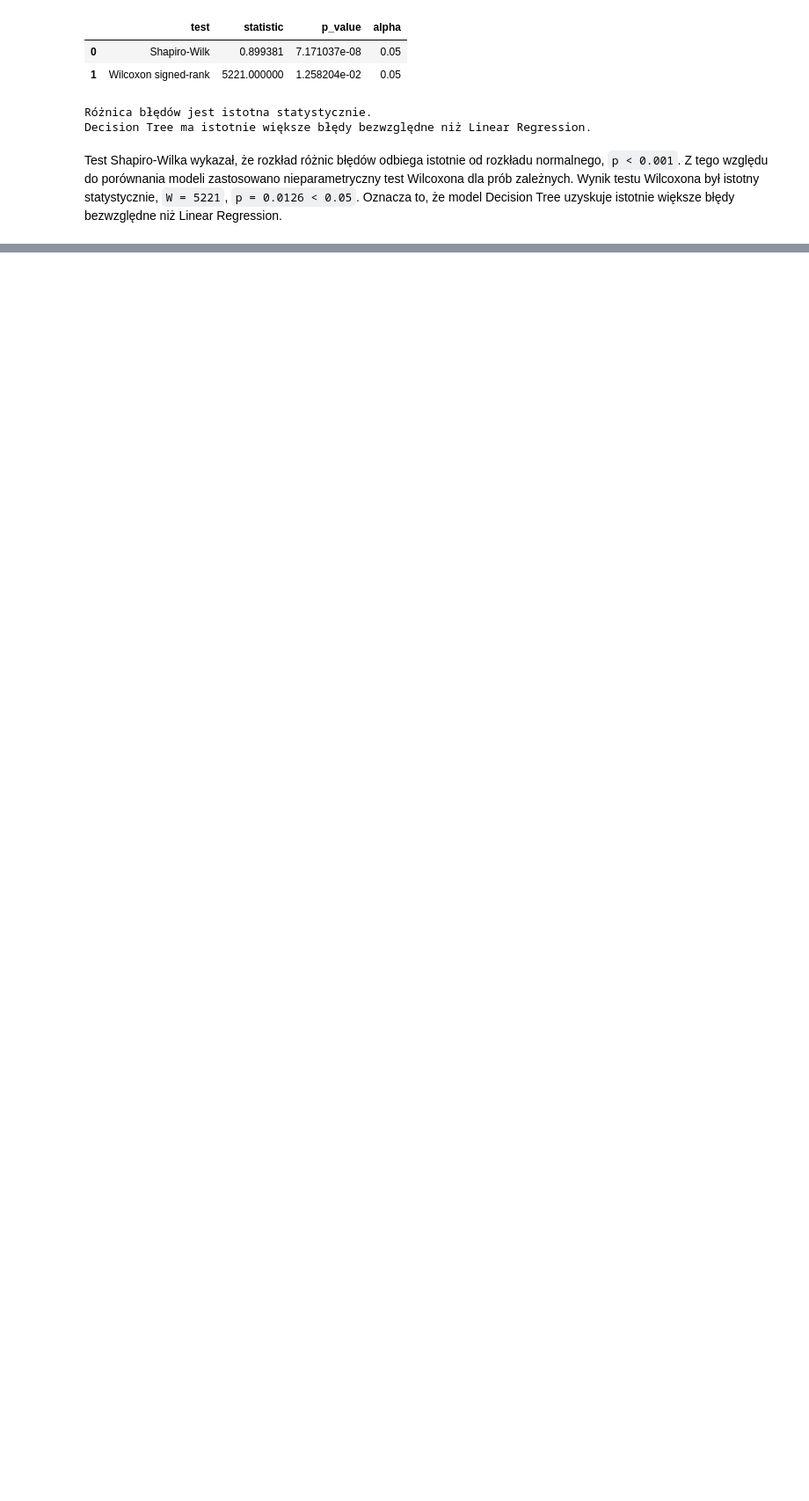
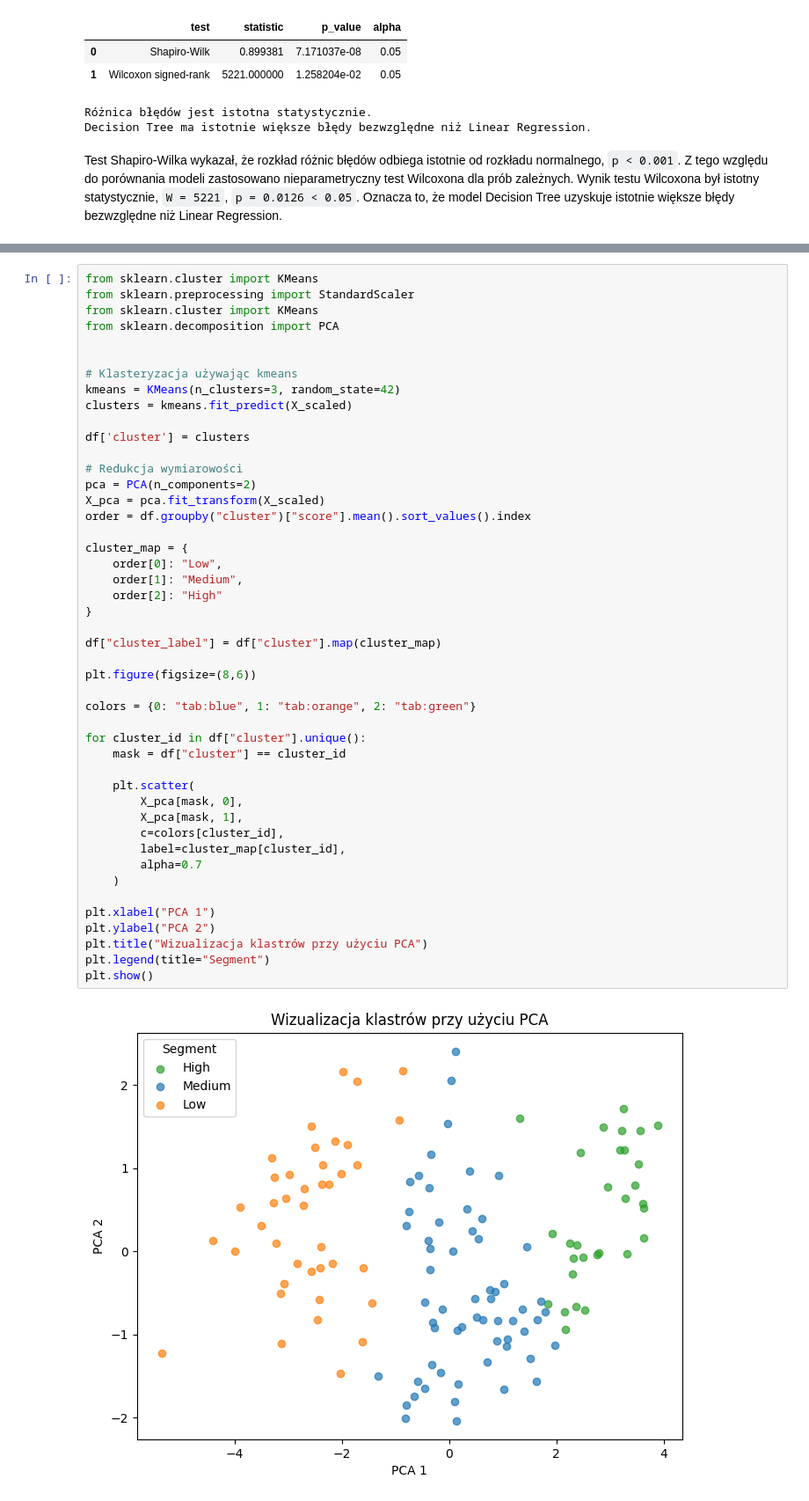
Before and after one commit to rosemint5/Machine-learning, a Jupyter notebook: wizualizacja.ipynb, the cells around one changed output, grey strips where cells are left out. Shown at 88% size. Cells and saved outputs as stored; diff of their text form; blank space fills up the shorter version.

```diff
--- a/wizualizacja.ipynb
+++ b/wizualizacja.ipynb
@@ -778,0 +829,48 @@ Test Shapiro-Wilka wykazał, że rozkład różnic błędów odbiega istotnie od
+# %%
+from sklearn.cluster import KMeans
+from sklearn.preprocessing import StandardScaler
+from sklearn.cluster import KMeans
+from sklearn.decomposition import PCA
+
+
+# Klasteryzacja używając kmeans
+kmeans = KMeans(n_clusters=3, random_state=42)
+clusters = kmeans.fit_predict(X_scaled)
+
+df['cluster'] = clusters
+
+# Redukcja wymiarowości
+pca = PCA(n_components=2)
+X_pca = pca.fit_transform(X_scaled)
+order = df.groupby("cluster")["score"].mean().sort_values().index
+
+cluster_map = {
+    order[0]: "Low",
+    order[1]: "Medium",
+    order[2]: "High"
+}
+
+df["cluster_label"] = df["cluster"].map(cluster_map)
+
+plt.figure(figsize=(8,6))
+
+colors = {0: "tab:blue", 1: "tab:orange", 2: "tab:green"}
+
+for cluster_id in df["cluster"].unique():
+    mask = df["cluster"] == cluster_id
+
+    plt.scatter(
+        X_pca[mask, 0],
+        X_pca[mask, 1],
+        c=colors[cluster_id],
+        label=cluster_map[cluster_id],
+        alpha=0.7
+    )
+
+plt.xlabel("PCA 1")
+plt.ylabel("PCA 2")
+plt.title("Wizualizacja klastrów przy użyciu PCA")
+plt.legend(title="Segment")
+plt.show()
+# %% [output]
+[figure, added]
```
Also changed, not shown: parts of 9 cells of this notebook.
